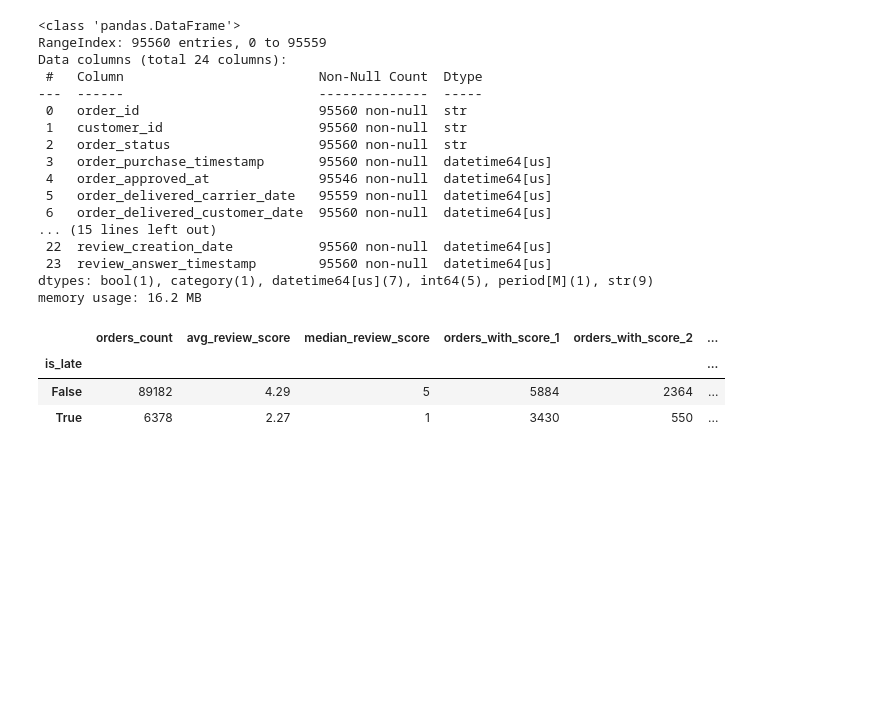
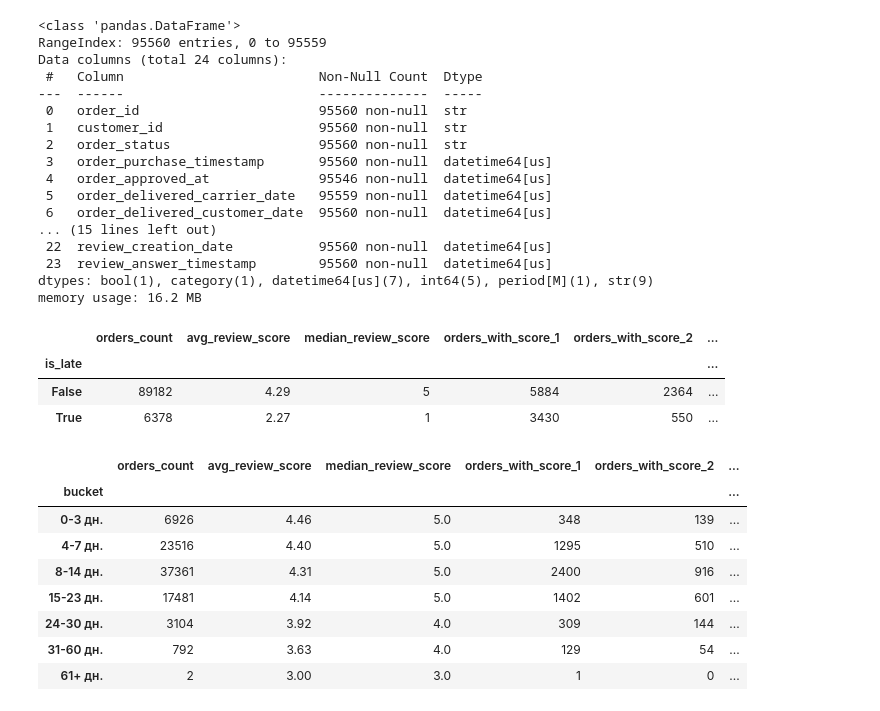
Before and after one commit to TemurRikhsitillaev/olist-pandas, a Jupyter notebook: olist.ipynb, the cells around one changed output. Cells and saved outputs as stored; diff of their text form; code cells hidden in the pictures; blank space fills up the shorter version.

Commit message:
Add review scores by delivery time for on-time orders

```diff
--- a/olist.ipynb
+++ b/olist.ipynb
@@ -338,3 +338,31 @@ group_orders_reviews_notna
 | is_late |  |  |  |  |  | ... |
 | False | 89182 | 4.29 | 5 | 5884 | 2364 | ... |
 | True | 6378 | 2.27 | 1 | 3430 | 550 | ... |
+# %%
+group_bucketed_orders_reviews = delivered[delivered['is_late'] == False].merge(reviews_by_order, on='order_id', how='inner').groupby('bucket').agg(
+    orders_count=('order_id', 'count'),
+    avg_review_score=('review_score', 'mean'),
+    median_review_score=('review_score', 'median'),
+    orders_with_score_1=('review_score', lambda a: (a == 1).sum()),
+    orders_with_score_2=('review_score', lambda a: (a == 2).sum()),
+)
+
+group_bucketed_orders_reviews['pct_orders_with_score_1'] = (
+    group_bucketed_orders_reviews['orders_with_score_1'] / group_bucketed_orders_reviews['orders_count'] * 100
+)
+
+group_bucketed_orders_reviews['pct_orders_with_score_2'] = (
+    group_bucketed_orders_reviews['orders_with_score_2'] / group_bucketed_orders_reviews['orders_count'] * 100
+)
+
+group_bucketed_orders_reviews.round(2)
+# %% [output]
+|  | orders_count | avg_review_score | median_review_score | orders_with_score_1 | orders_with_score_2 | ... |
+| bucket |  |  |  |  |  | ... |
+| 0-3 дн. | 6926 | 4.46 | 5.0 | 348 | 139 | ... |
+| 4-7 дн. | 23516 | 4.40 | 5.0 | 1295 | 510 | ... |
+| 8-14 дн. | 37361 | 4.31 | 5.0 | 2400 | 916 | ... |
+| 15-23 дн. | 17481 | 4.14 | 5.0 | 1402 | 601 | ... |
+| 24-30 дн. | 3104 | 3.92 | 4.0 | 309 | 144 | ... |
+| 31-60 дн. | 792 | 3.63 | 4.0 | 129 | 54 | ... |
+| 61+ дн. | 2 | 3.00 | 3.0 | 1 | 0 | ... |
```
Also changed, not shown: parts of 1 cell of this notebook.
